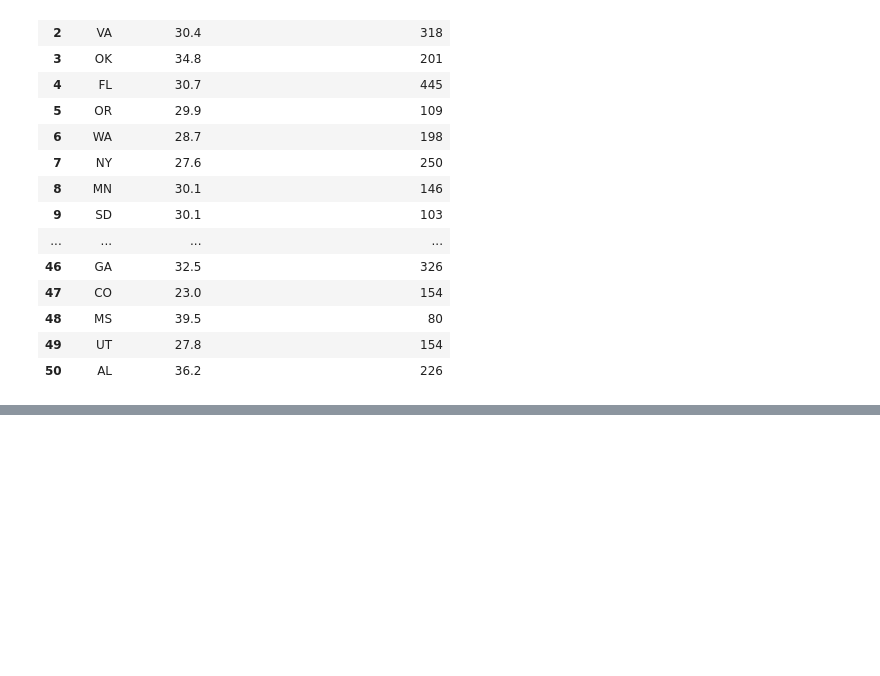
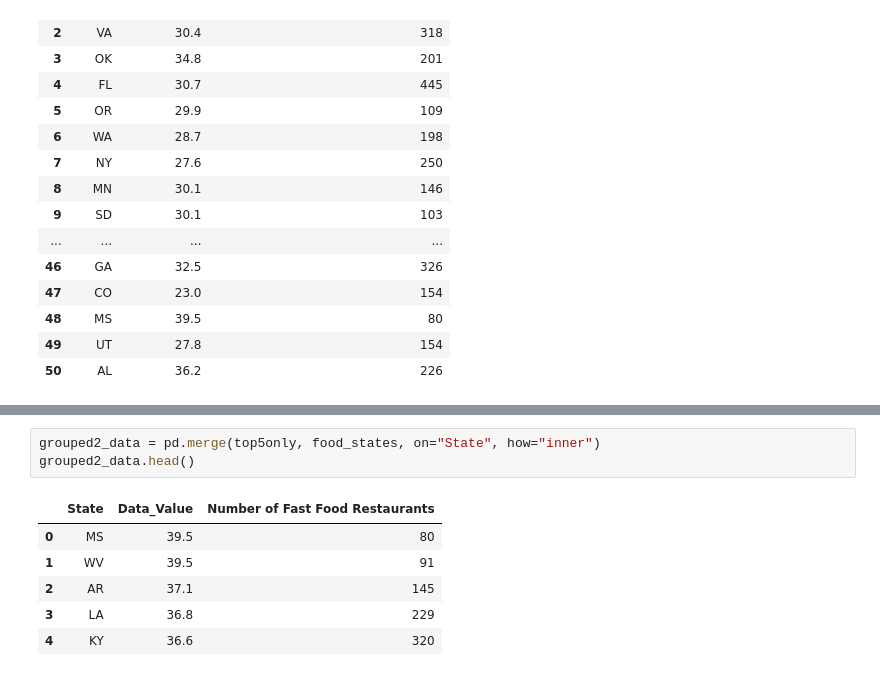
Before and after one commit to atpappa/Project1, a Jupyter notebook: DataExploration/FastFood.ipynb, the cells around one changed output, grey strips where cells are left out. Saved outputs shown, nothing was run; the diff lists cells and outputs as text; blank space fills up the shorter version.

```diff
--- a/DataExploration/FastFood.ipynb
+++ b/DataExploration/FastFood.ipynb
@@ -529,0 +596,10 @@ plt.show()
+# %%
+grouped2_data = pd.merge(top5only, food_states, on="State", how="inner")
+grouped2_data.head()
+# %% [output]
+|  | State | Data_Value | Number of Fast Food Restaurants |
+| 0 | MS | 39.5 | 80 |
+| 1 | WV | 39.5 | 91 |
+| 2 | AR | 37.1 | 145 |
+| 3 | LA | 36.8 | 229 |
+| 4 | KY | 36.6 | 320 |
```
Also changed, not shown: parts of 16 cells of this notebook, 3 other files.
